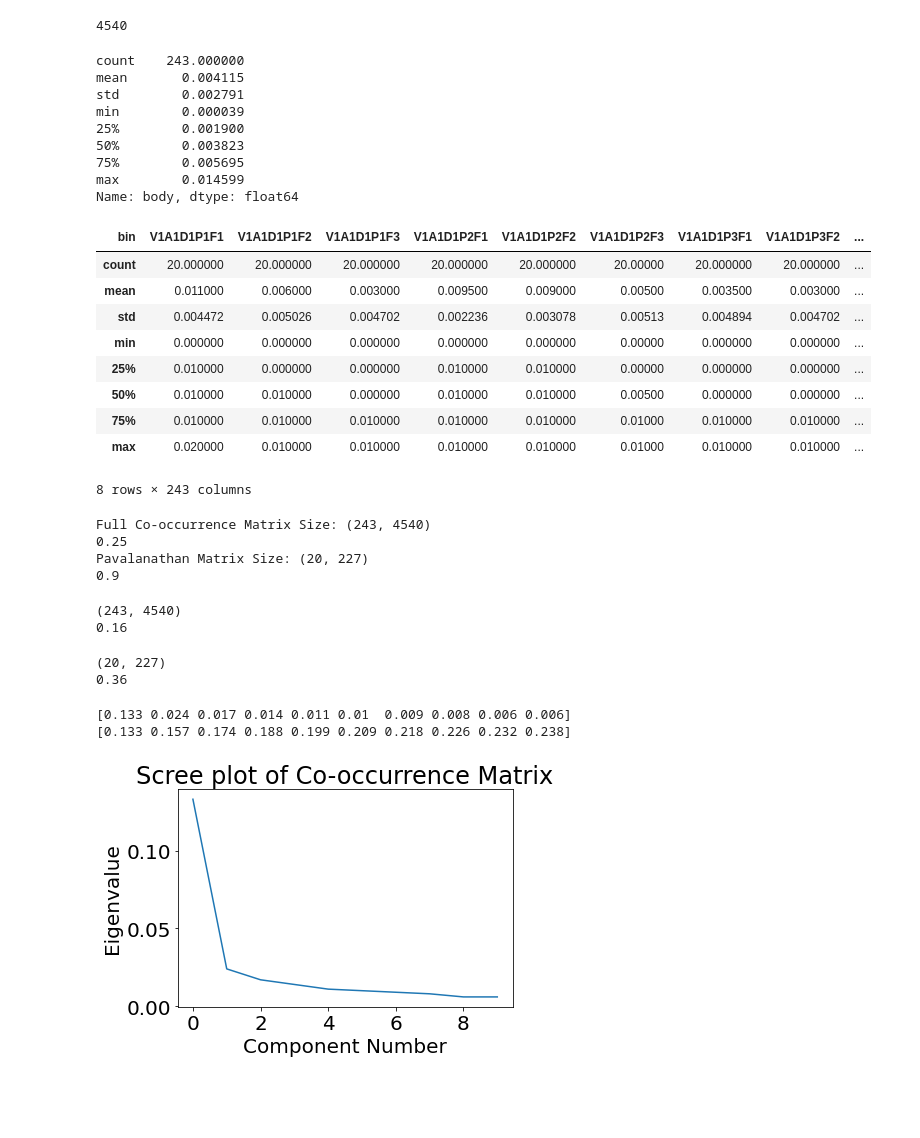
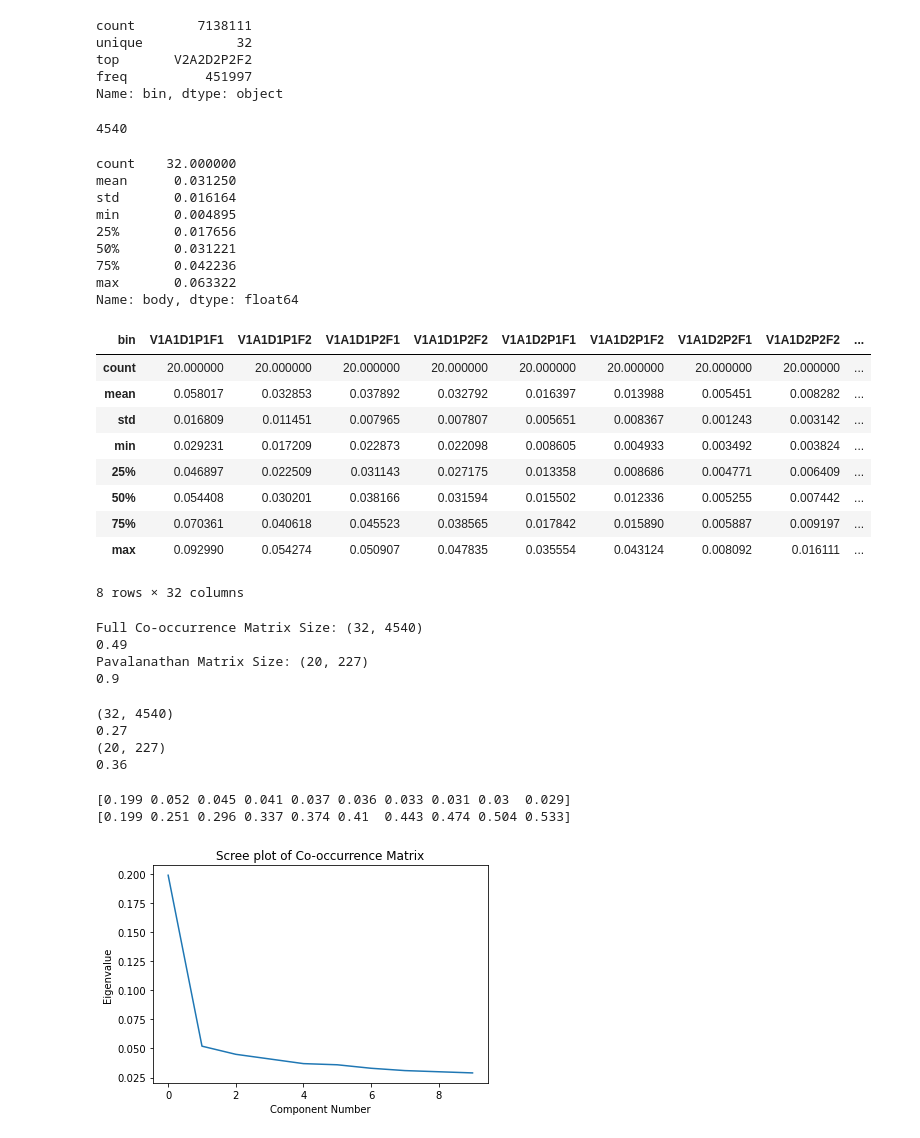
Before and after one commit to jaikaggarwal/stancetaking, a Jupyter notebook: semantic_space/test_clustering.ipynb, the cells around one changed output. Drawn from its saved outputs; the diff is of its cells as text; code cells hidden in the pictures; blank space fills up the shorter version.

```diff
--- a/semantic_space/test_clustering.ipynb
+++ b/semantic_space/test_clustering.ipynb
@@ -62,9 +62,17 @@ def get_bin_names(arr):
     names = np.sum(added.astype(object), axis=1)
     return names
 
-ubins = get_bins(df[FEATURE_COLUMNS], 4)
+ubins = get_bins(df[FEATURE_COLUMNS], 2)
 df['bin'] = get_bin_names(ubins)
 df['bin'].describe()
+# %% [output]
+count        7138111
+unique            32
+top       V2A2D2P2F2
+freq          451997
+Name: bin, dtype: object
+# %%
+x = df.groupby("bin").mean()[FEATURE_COLUMNS]
 # %%
 # Get all unique markers
 all_markers = sorted(df['rel_marker'].unique())
@@ -84,37 +92,39 @@ len(com_markers)
 # %%
 # Need probability
 sem_sit_counts = df.groupby(["bin"]).count()['body']
 sem_sit_counts_per_community = df.groupby(["subreddit", "bin"]).count()[['body', "author"]]
-sem_sit_counts_per_community['percent'] = sem_sit_counts_per_community.groupby(level=0)['body'].transform(lambda x: (x / x.sum()).round(2))
+all_sub_counts = pd.DataFrame(0, index=pd.MultiIndex.from_product([bins, comms], names=["bin", "subreddit"]), columns=sem_sit_counts_per_community.columns)
+sem_sit_counts_per_community = sem_sit_counts_per_community.add(all_sub_counts, fill_value=0)
+sem_sit_counts_per_community['percent'] = sem_sit_counts_per_community.groupby(level=0)['body'].transform(lambda x: (x / x.sum()))
 norm_sem_sit_counts = sem_sit_counts/sem_sit_counts.sum()
 print(norm_sem_sit_counts.describe())
 com_to_need = {}
 for sub in comms:
     need_vec = sem_sit_counts_per_community.loc[sub]['percent']
     com_to_need[sub] = need_vec.to_numpy()
 need_df = pd.DataFrame(com_to_need).T
 need_df.columns = sem_sit_counts_per_community.loc[sub].index
 need_df.describe()
 # %% [output]
-count    243.000000
-mean       0.004115
-std        0.002791
-min        0.000039
-25%        0.001900
-50%        0.003823
-75%        0.005695
-max        0.014599
+count    32.000000
+mean      0.031250
+std       0.016164
+min       0.004895
+25%       0.017656
+50%       0.031221
+75%       0.042236
+max       0.063322
 Name: body, dtype: float64
-| bin | V1A1D1P1F1 | V1A1D1P1F2 | V1A1D1P1F3 | V1A1D1P2F1 | V1A1D1P2F2 | V1A1D1P2F3 | V1A1D1P3F1 | V1A1D1P3F2 | ... |
-| count | 20.000000 | 20.000000 | 20.000000 | 20.000000 | 20.000000 | 20.00000 | 20.000000 | 20.000000 | ... |
-| mean | 0.011000 | 0.006000 | 0.003000 | 0.009500 | 0.009000 | 0.00500 | 0.003500 | 0.003000 | ... |
-| std | 0.004472 | 0.005026 | 0.004702 | 0.002236 | 0.003078 | 0.00513 | 0.004894 | 0.004702 | ... |
-| min | 0.000000 | 0.000000 | 0.000000 | 0.000000 | 0.000000 | 0.00000 | 0.000000 | 0.000000 | ... |
-| 25% | 0.010000 | 0.000000 | 0.000000 | 0.010000 | 0.010000 | 0.00000 | 0.000000 | 0.000000 | ... |
-| 50% | 0.010000 | 0.010000 | 0.000000 | 0.010000 | 0.010000 | 0.00500 | 0.000000 | 0.000000 | ... |
-| 75% | 0.010000 | 0.010000 | 0.010000 | 0.010000 | 0.010000 | 0.01000 | 0.010000 | 0.010000 | ... |
-| max | 0.020000 | 0.010000 | 0.010000 | 0.010000 | 0.010000 | 0.01000 | 0.010000 | 0.010000 | ... |
+| bin | V1A1D1P1F1 | V1A1D1P1F2 | V1A1D1P2F1 | V1A1D1P2F2 | V1A1D2P1F1 | V1A1D2P1F2 | V1A1D2P2F1 | V1A1D2P2F2 | ... |
+| count | 20.000000 | 20.000000 | 20.000000 | 20.000000 | 20.000000 | 20.000000 | 20.000000 | 20.000000 | ... |
+| mean | 0.058017 | 0.032853 | 0.037892 | 0.032792 | 0.016397 | 0.013988 | 0.005451 | 0.008282 | ... |
+| std | 0.016809 | 0.011451 | 0.007965 | 0.007807 | 0.005651 | 0.008367 | 0.001243 | 0.003142 | ... |
+| min | 0.029231 | 0.017209 | 0.022873 | 0.022098 | 0.008605 | 0.004933 | 0.003492 | 0.003824 | ... |
+| 25% | 0.046897 | 0.022509 | 0.031143 | 0.027175 | 0.013358 | 0.008686 | 0.004771 | 0.006409 | ... |
+| 50% | 0.054408 | 0.030201 | 0.038166 | 0.031594 | 0.015502 | 0.012336 | 0.005255 | 0.007442 | ... |
+| 75% | 0.070361 | 0.040618 | 0.045523 | 0.038565 | 0.017842 | 0.015890 | 0.005887 | 0.009197 | ... |
+| max | 0.092990 | 0.054274 | 0.050907 | 0.047835 | 0.035554 | 0.043124 | 0.008092 | 0.016111 | ... |
-8 rows × 243 columns
+8 rows × 32 columns
 # %%
 def get_nonzero_prop(df):
     print(np.round(np.count_nonzero(df)/df.size, 2))
@@ -132,8 +142,8 @@ get_nonzero_prop(cooc_matrix)
 print(f"Pavalanathan Matrix Size: {pav_matrix.shape}")
 get_nonzero_prop(pav_matrix)
 # %% [output]
-Full Co-occurrence Matrix Size: (243, 4540)
-0.25
+Full Co-occurrence Matrix Size: (32, 4540)
+0.49
 Pavalanathan Matrix Size: (20, 227)
 0.9
 # %%
@@ -187,19 +197,19 @@ def scree_plot(sing_val_matrix):
 our_cooc, our_ppmi, our_p, our_d, our_q = create_derived_representation(cooc_matrix)
 pav_cooc, pav_ppmi, pav_p, pav_d, pav_q = create_derived_representation(pav_matrix)
 # %% [output]
-(243, 4540)
-0.16
+(32, 4540)
+0.27
+(20, 227)
+0.36
-(20, 227)
-0.36
 # %%
 # scree_plot(pav_d)
 scree_plot(our_d)
 new_P = our_p[:, :6]
 # ADd this to the report> Show that the first dimension captures the majority of the variance, but we can take up to the 6
 # %% [output]
-[0.133 0.024 0.017 0.014 0.011 0.01  0.009 0.008 0.006 0.006]
-[0.133 0.157 0.174 0.188 0.199 0.209 0.218 0.226 0.232 0.238]
+[0.199 0.052 0.045 0.041 0.037 0.036 0.033 0.031 0.03  0.029]
+[0.199 0.251 0.296 0.337 0.374 0.41  0.443 0.474 0.504 0.533]
-[figure, old version]
+[figure, new version]
 # %%
 # ppmi = pmi(cooc_matrix_np)
 # cooc_matrix_np = cooc_matrix.to_numpy()
```
Also changed, not shown: parts of 14 cells of this notebook, 1 other file.
